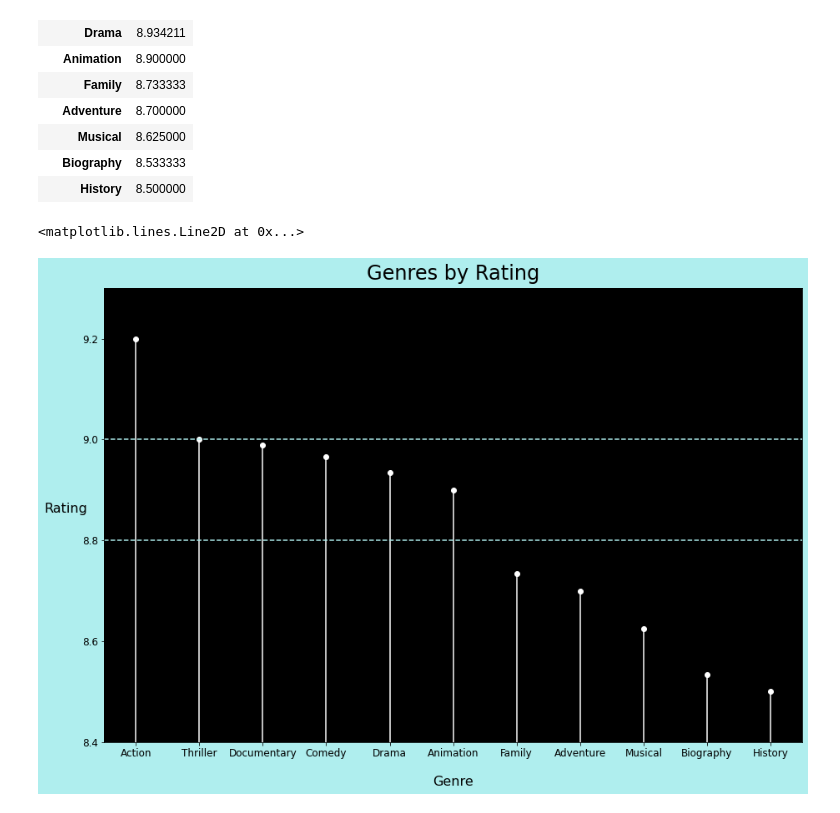
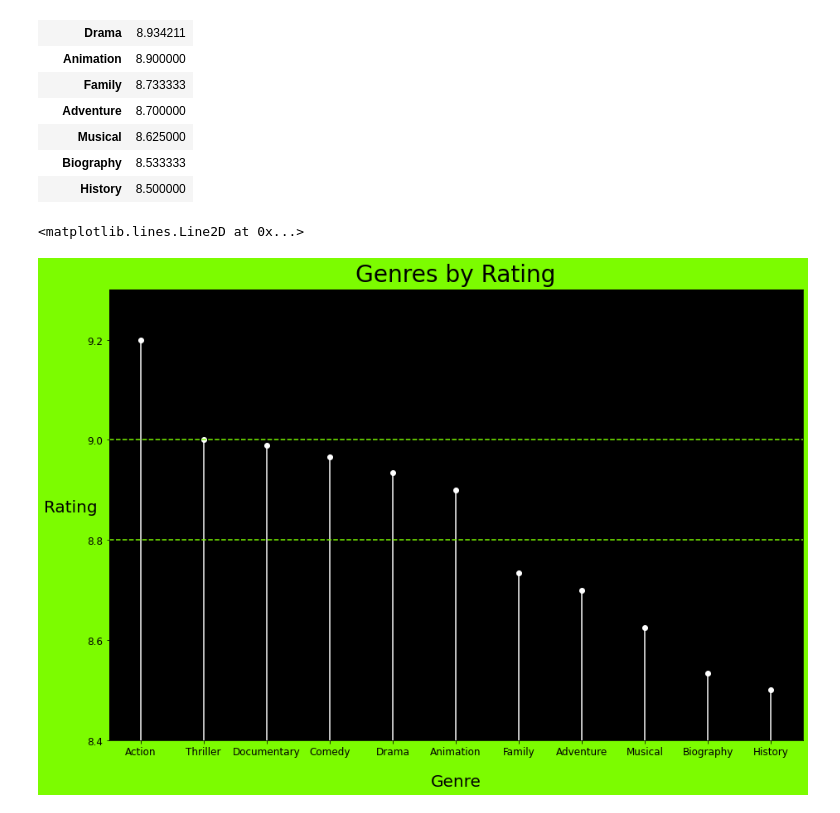
Before and after one commit to patrick-anastasio/Flatiron_DSC-Phase1_Project, a Jupyter notebook: student.ipynb, the cells around one changed output. Cells and saved outputs as stored; diff of their text form; code cells hidden in the pictures.

Commit message:
edited visualization

```diff
--- a/student.ipynb
+++ b/student.ipynb
@@ -183,20 +183,20 @@ imdb_ratings_means
 # %%
 # Lets plot the table to better see the data
 
 fig, ax = plt.subplots()
 fig.set_size_inches(15, 10)
-fig.set_facecolor('paleturquoise')
+fig.set_facecolor('lawngreen')
 ax.set_facecolor('black')
 ax.stem(imdb_ratings_means.index, imdb_ratings_means['Rating'], linefmt='w-', markerfmt='wo', basefmt='w')
 ax.set(ylim=(8.4, 9.3),)
-ax.set_xlabel('Genre', fontsize=16, labelpad=20)
-ax.set_ylabel('Rating', rotation=0, fontsize=16, labelpad=20)
-ax.set_title('Genres by Rating', fontsize=24, loc="center", pad=10)
+ax.set_xlabel('Genre', fontsize=20, labelpad=20)
+ax.set_ylabel('Rating', rotation=0, fontsize=20, labelpad=20)
+ax.set_title('Genres by Rating', fontsize=28, loc="center", pad=10)
 plt.xticks(fontsize=12)
 plt.yticks(fontsize=12)
-plt.axhline(y=9.0, ls='--', c='paleturquoise')
-plt.axhline(y=8.8, ls='--', c='paleturquoise')
+plt.axhline(y=9.0, ls='--', c='lawngreen')
+plt.axhline(y=8.8, ls='--', c='lawngreen')
 # ax.tick_params(axis='x', labelrotation = 90)
 # %% [output]
 <matplotlib.lines.Line2D at 0x...>
-[figure, old version]
+[figure, new version]
```
